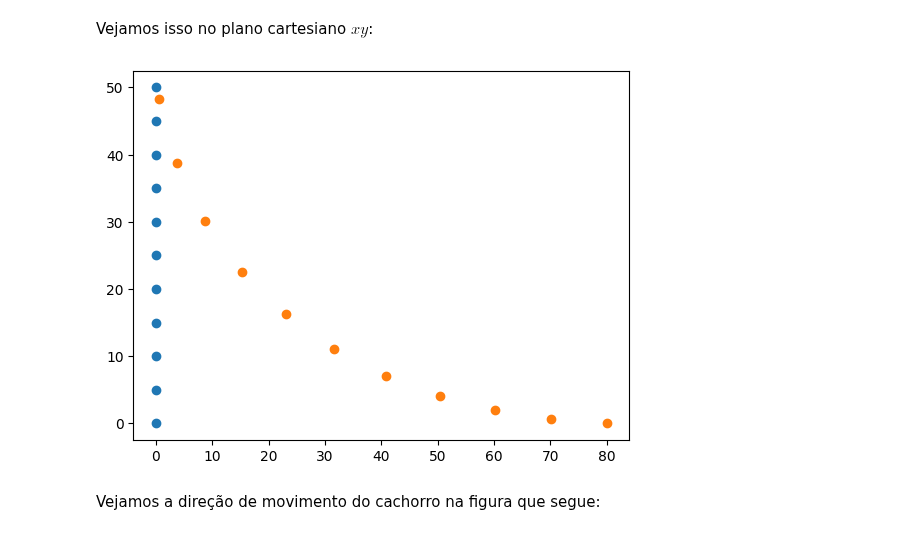
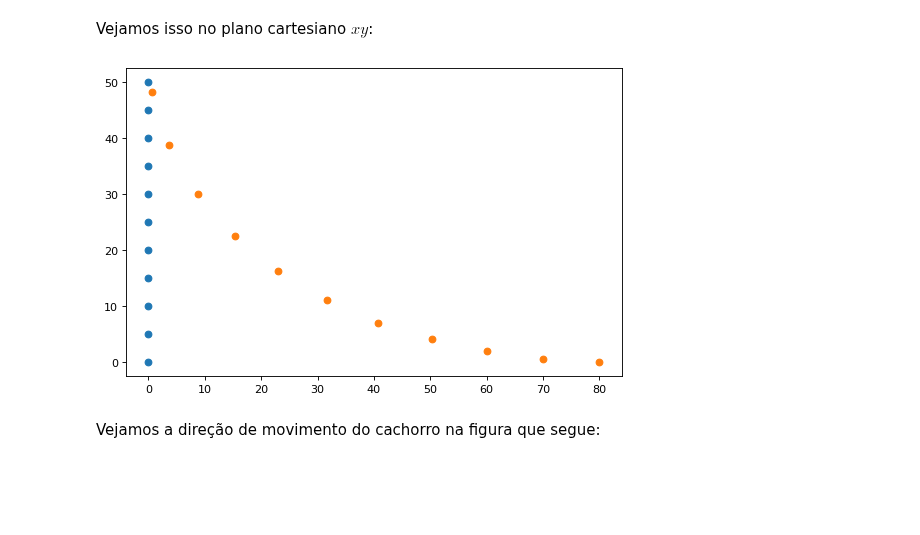
Before and after one commit to j-claudinei-f/j-claudinei-f, a Jupyter notebook: Cachorro_coelho_introducao_EDO.ipynb, the cells around one changed output. Saved outputs shown, nothing was run; the diff lists cells and outputs as text; code cells hidden in the pictures; blank space fills up the shorter version.

```diff
--- a/Cachorro_coelho_introducao_EDO.ipynb
+++ b/Cachorro_coelho_introducao_EDO.ipynb
@@ -113,12 +113,13 @@ Vejamos isso no plano cartesiano $xy$:
 # %%
 dadosd=np.transpose(Dog(n=10))   # np.transpose(A) transpõe a matriz A.
 xd=dadosd[0]
 yd=dadosd[1]
 
+fig = plt.subplots(figsize=(8, 5), dpi=80)   # Tamanho e resolução da imagem, do gráfico.
 plt.plot(x,y,'o')
 plt.plot(xd,yd,'o')
 plt.show()
 # %% [output]
-[figure, old version]
+[figure, new version]
 # %% [markdown]
 Vejamos a direção de movimento do cachorro na figura que segue:
```
Also changed, not shown: parts of 1 cell of this notebook.
